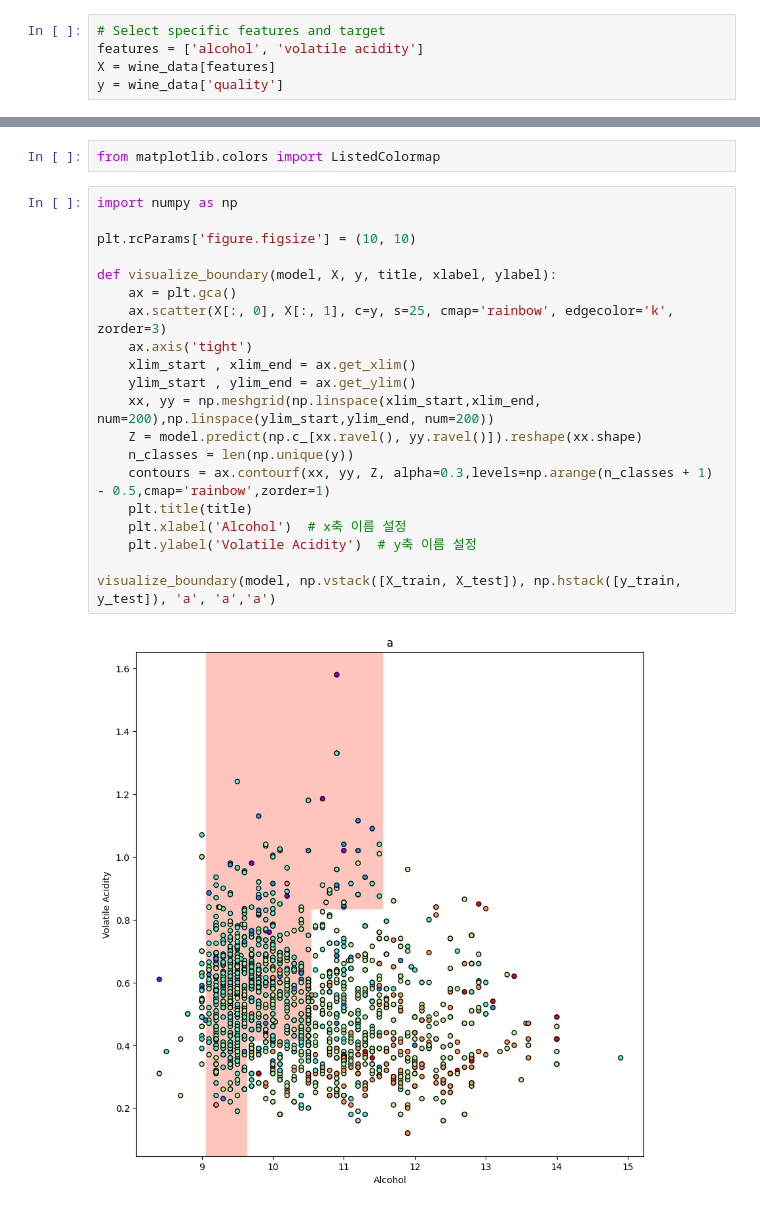
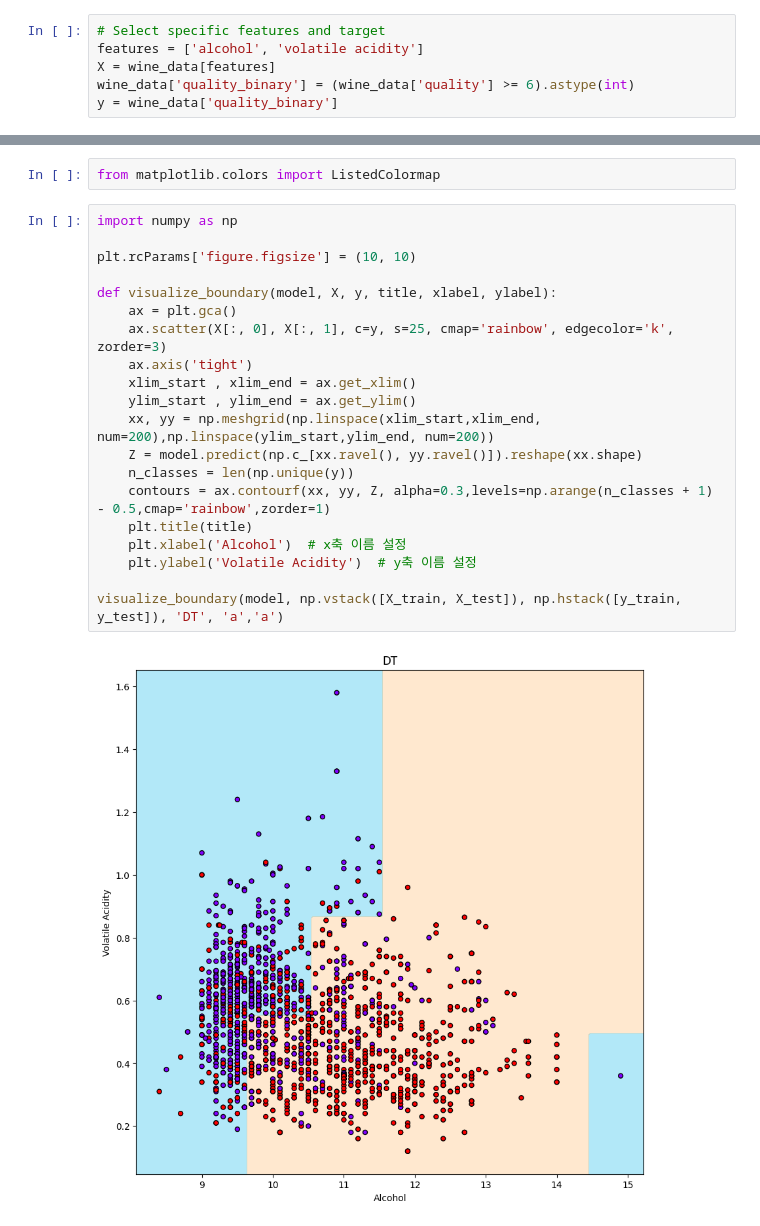
Before and after one commit to baskduf/machine-learning, a Jupyter notebook: DT.ipynb, the cells around one changed output, grey strips where cells are left out. Cells and saved outputs as stored; diff of their text form.

```diff
--- a/DT.ipynb
+++ b/DT.ipynb
@@ -43,7 +43,8 @@ from sklearn.model_selection._split import train_test_split
 # Select specific features and target
 features = ['alcohol', 'volatile acidity']
 X = wine_data[features]
-y = wine_data['quality']
+wine_data['quality_binary'] = (wine_data['quality'] >= 6).astype(int)
+y = wine_data['quality_binary']
 # %%
 # 3. Split the dataset
 X_train, X_test, y_train, y_test = train_test_split(X, y, test_size=0.2, random_state=42)
@@ -190,22 +187,22 @@ from matplotlib.colors import ListedColormap
 # %%
 import numpy as np
 
 plt.rcParams['figure.figsize'] = (10, 10)
 
 def visualize_boundary(model, X, y, title, xlabel, ylabel):
     ax = plt.gca()
     ax.scatter(X[:, 0], X[:, 1], c=y, s=25, cmap='rainbow', edgecolor='k', zorder=3)
     ax.axis('tight')
     xlim_start , xlim_end = ax.get_xlim()
     ylim_start , ylim_end = ax.get_ylim()
     xx, yy = np.meshgrid(np.linspace(xlim_start,xlim_end, num=200),np.linspace(ylim_start,ylim_end, num=200))
     Z = model.predict(np.c_[xx.ravel(), yy.ravel()]).reshape(xx.shape)
     n_classes = len(np.unique(y))
     contours = ax.contourf(xx, yy, Z, alpha=0.3,levels=np.arange(n_classes + 1) - 0.5,cmap='rainbow',zorder=1)
     plt.title(title)
     plt.xlabel('Alcohol')  # x축 이름 설정
     plt.ylabel('Volatile Acidity')  # y축 이름 설정
 
-visualize_boundary(model, np.vstack([X_train, X_test]), np.hstack([y_train, y_test]), 'a', 'a','a')
+visualize_boundary(model, np.vstack([X_train, X_test]), np.hstack([y_train, y_test]), 'DT', 'a','a')
 # %% [output]
-[figure, old version]
+[figure, new version]
```
Also changed, not shown: parts of 4 cells of this notebook.
